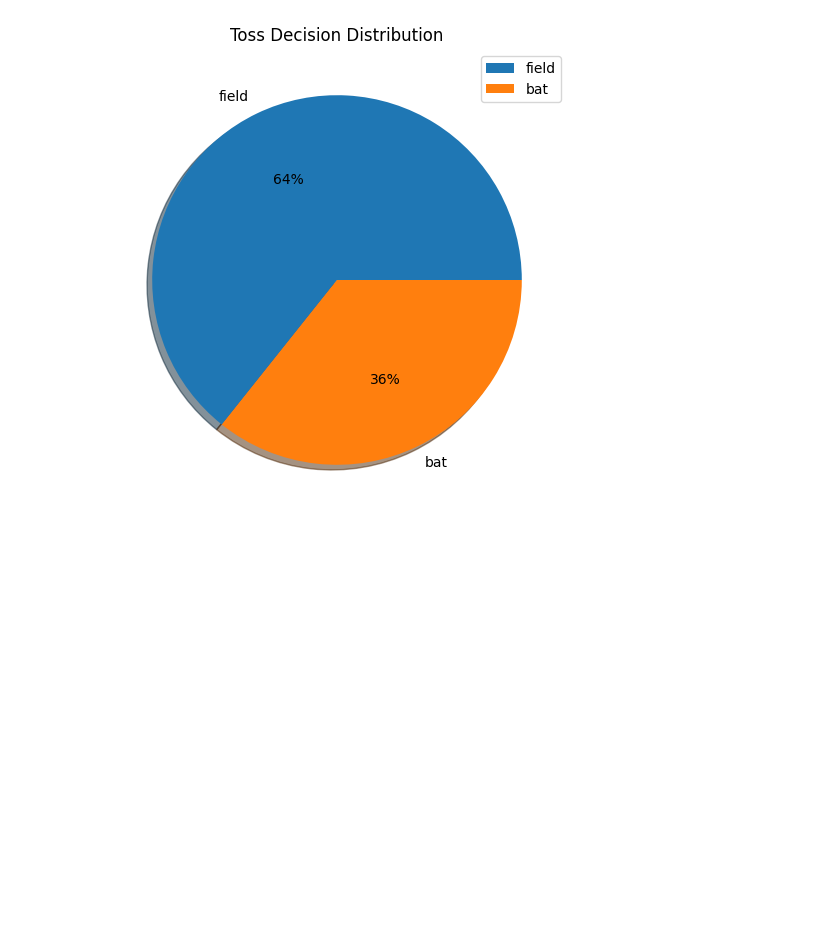
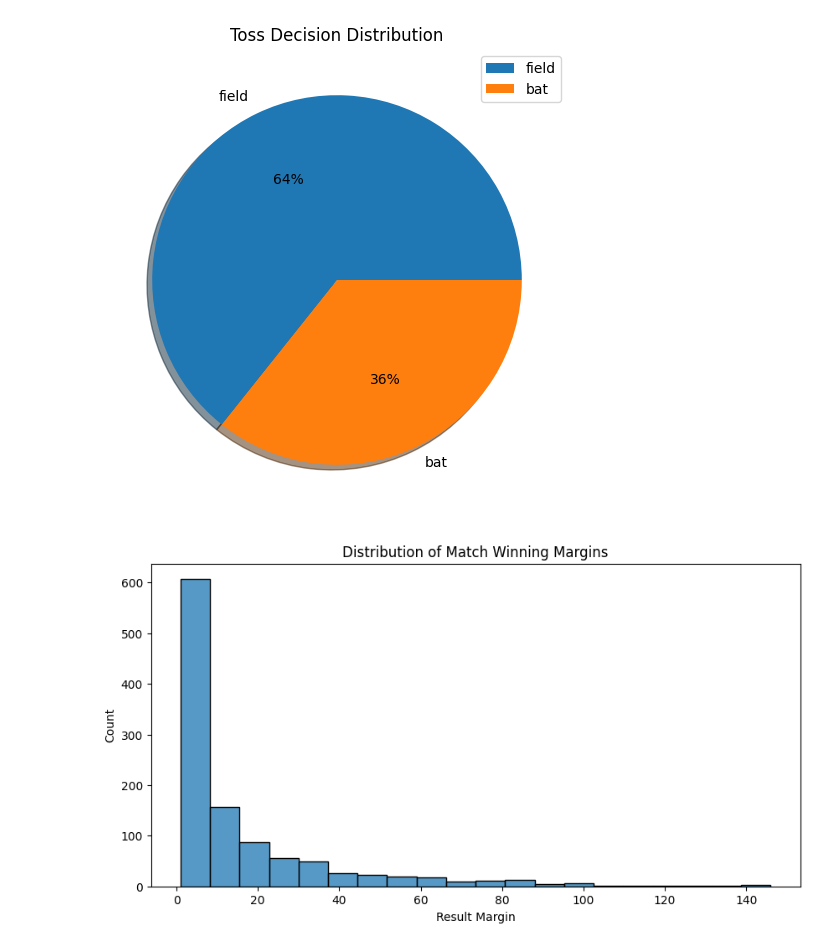
Before and after one commit to Gauravsingh958/Data-Analysis-Projects, a Jupyter notebook: IPL-Data-Analysis/ipl_analysis.ipynb, the cells around one changed output. Drawn from its saved outputs; the diff is of its cells as text; code cells hidden in the pictures; blank space fills up the shorter version.

```diff
--- a/IPL-Data-Analysis/ipl_analysis.ipynb
+++ b/IPL-Data-Analysis/ipl_analysis.ipynb
@@ -360,3 +360,15 @@ plt.savefig("images/toss_decision.png")
 plt.show()
 # %% [output]
 [figure]
+# %%
+# distribution of match wining margins
+plt.figure(figsize=(10,5))
+
+sns.histplot(matches['result_margin'], bins=20)
+plt.title("Distribution of Match Winning Margins")
+plt.xlabel("Result Margin")
+plt.savefig("images/win_distribution.png")
+
+plt.show()
+# %% [output]
+[figure, added]
```
Also changed, not shown: parts of 3 cells of this notebook, 2 other files.
